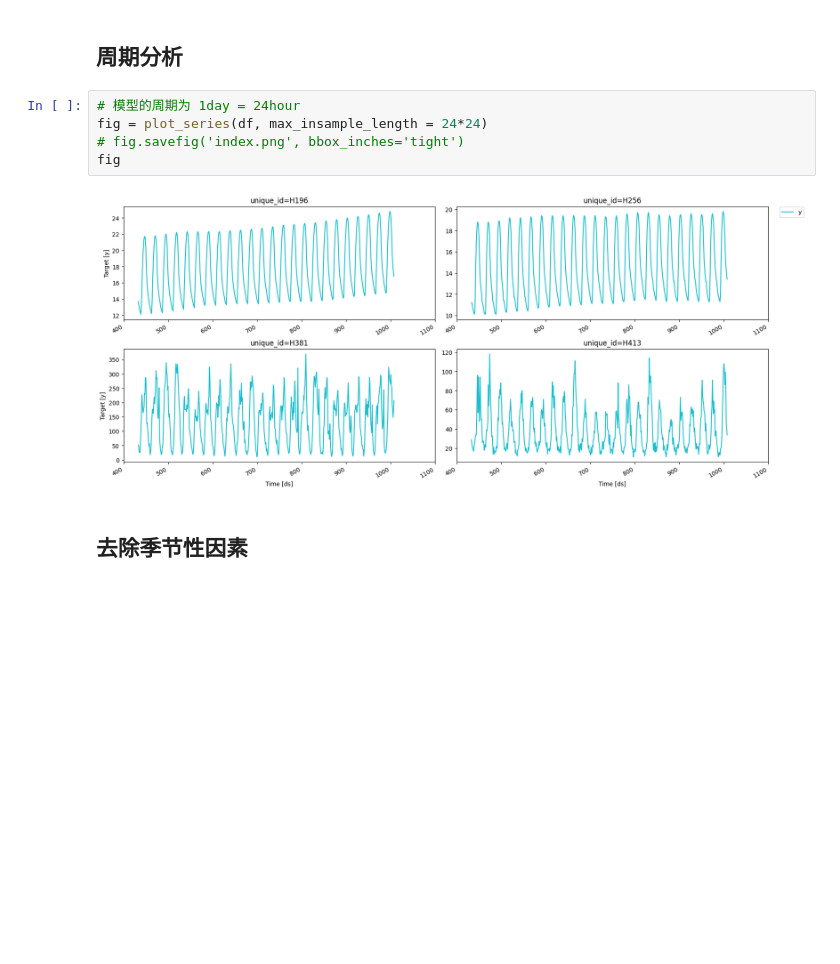
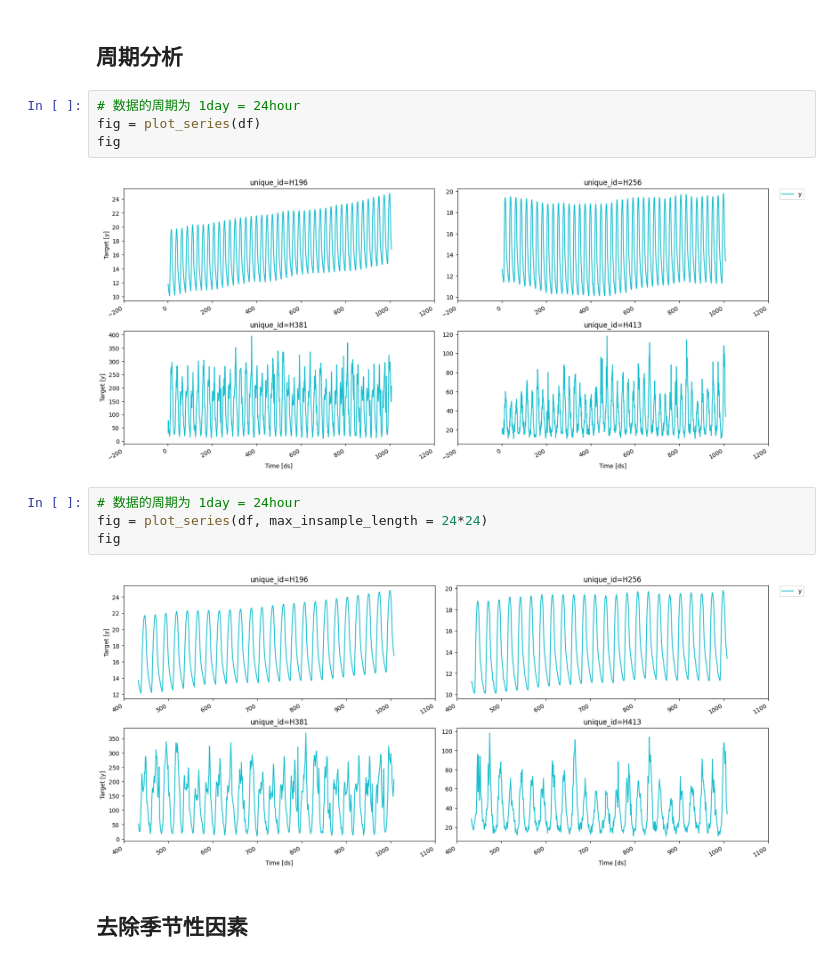
Before and after one commit to wangzhefeng/tsproj, a Jupyter notebook: models_ml/ml_forecast/mlforecast_end2end.ipynb, the cells around one changed output. Drawn from its saved outputs; the diff is of its cells as text; blank space fills up the shorter version.

```diff
--- a/models_ml/ml_forecast/mlforecast_end2end.ipynb
+++ b/models_ml/ml_forecast/mlforecast_end2end.ipynb
@@ -85,10 +88,15 @@ Name: unique_id, dtype: int64
 # EDA
 # %% [markdown]
 ## 周期分析
+# %%
+# 数据的周期为 1day = 24hour
+fig = plot_series(df)
+fig
+# %% [output]
+[figure, added]
 # %%
-# 模型的周期为 1day = 24hour
+# 数据的周期为 1day = 24hour
 fig = plot_series(df, max_insample_length = 24*24)
-# fig.savefig('index.png', bbox_inches='tight')
 fig
 # %% [output]
 [figure]
```
Also changed, not shown: parts of 6 cells of this notebook, 4 other files.
